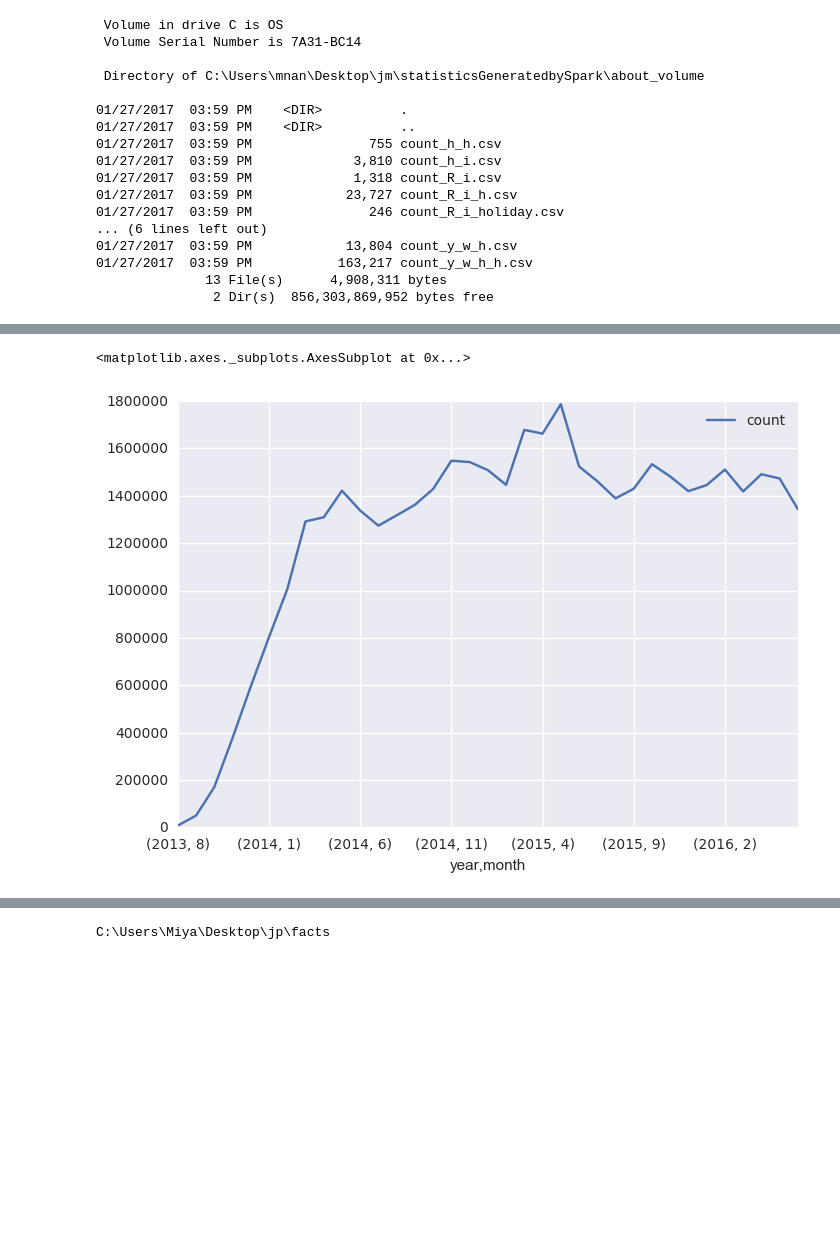
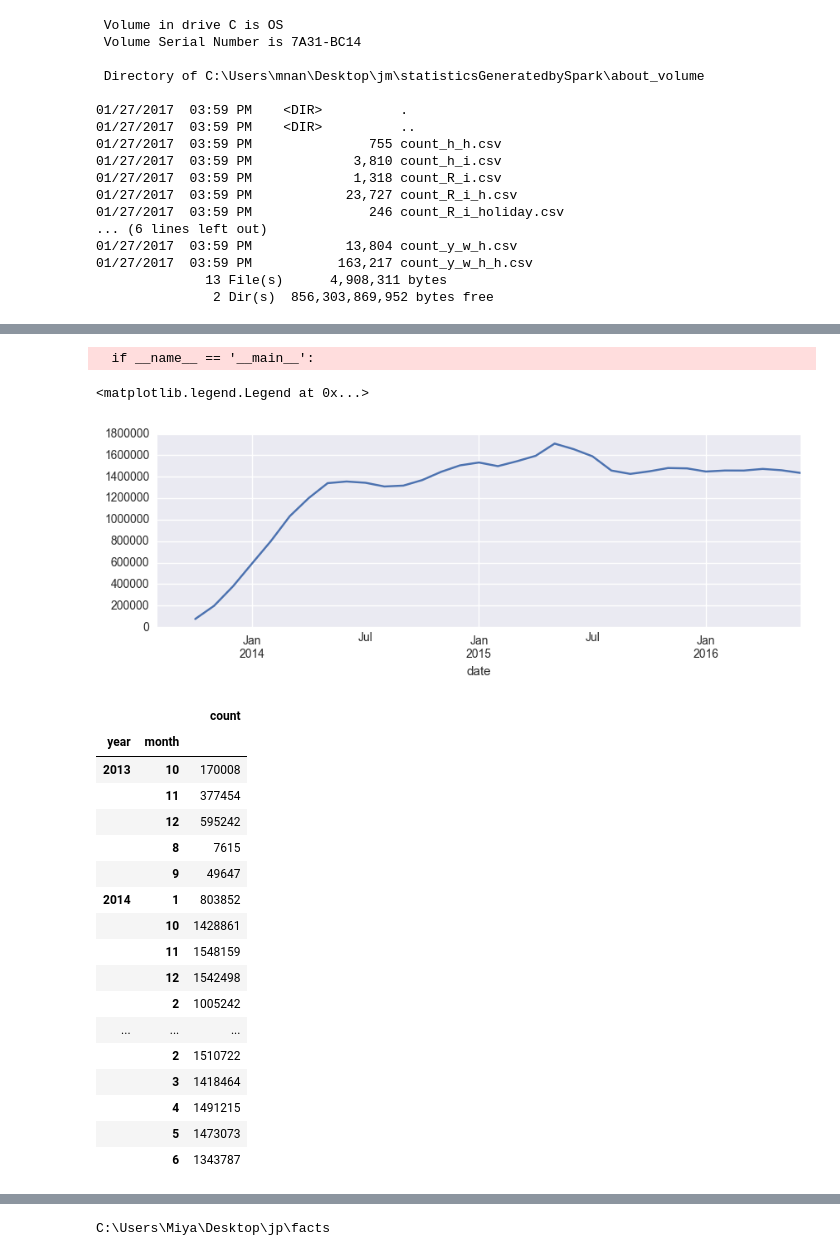
Before and after one commit to MiyainNYC/PySpark-Data-Challenge, a Jupyter notebook: Volume_VIZ.ipynb, the cells around one changed output, grey strips where cells are left out. Drawn from its saved outputs; the diff is of its cells as text; code cells hidden in the pictures; blank space fills up the shorter version.

```diff
--- a/Volume_VIZ.ipynb
+++ b/Volume_VIZ.ipynb
@@ -49,6 +176,33 @@ monthly_ride['month'] = list(map(lambda x:x.month,monthly_ride['date']))
+# %%
+ax = pd.rolling_mean(monthly_ride.groupby('date').sum(),3).plot(figsize = (10,3))
+#ax.set_axis_bgcolor("white")
+plt.legend([])
+#['Smoothed Daily Trip Count'])
+#ax.set_xlim(pd.Timestamp('2013-10-01'), pd.Timestamp('2016-06-01'))
+#count = ['10k','20k','30k','40k','50k','60k']  ## labels are wrong
+#ax.set_yticklabels(count)
+# %% [output]
+  if __name__ == '__main__':
+<matplotlib.legend.Legend at 0x...>
+[figure, added]
 # %%
-import seaborn as sns
-monthly_ride.groupby(['year','month']).sum().plot()
+monthly_ride.set_index('date').groupby(['year','month']).sum()
 # %% [output]
-<matplotlib.axes._subplots.AxesSubplot at 0x...>
-[figure, removed]
+|  |  | count |
+| year | month |  |
+| 2013 | 10 | 170008 |
+|  | 11 | 377454 |
+|  | 12 | 595242 |
+|  | 8 | 7615 |
+|  | 9 | 49647 |
+| 2014 | 1 | 803852 |
+|  | 10 | 1428861 |
+|  | 11 | 1548159 |
+|  | 12 | 1542498 |
+|  | 2 | 1005242 |
+| ... | ... | ... |
+|  | 2 | 1510722 |
+|  | 3 | 1418464 |
+|  | 4 | 1491215 |
+|  | 5 | 1473073 |
+|  | 6 | 1343787 |
```
Also changed, not shown: parts of 38 cells of this notebook.
